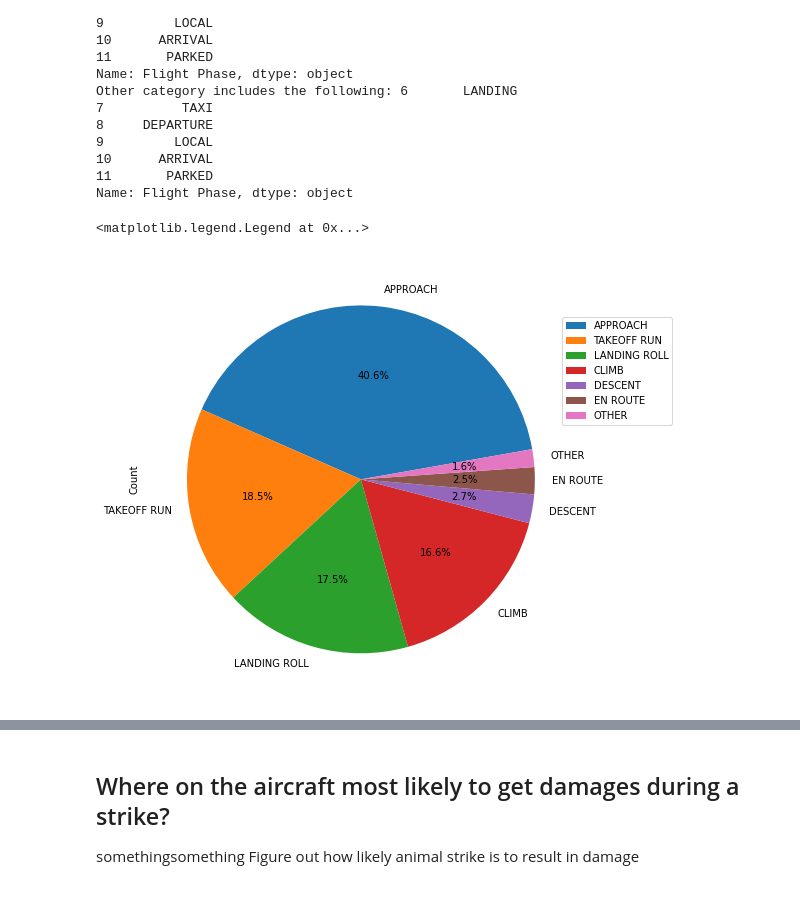
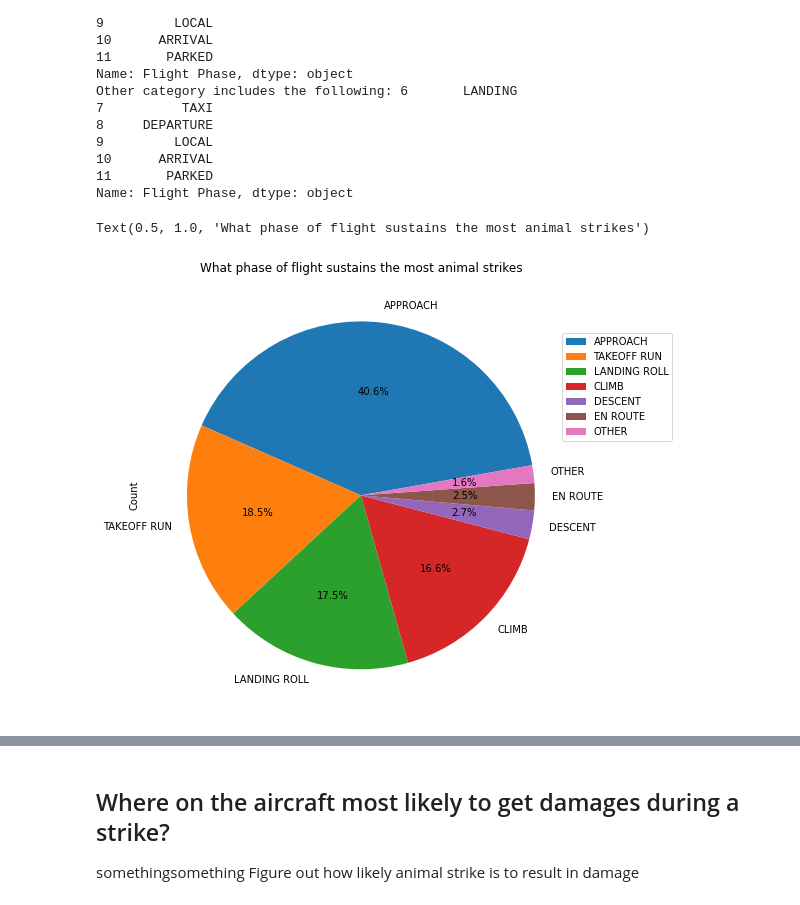
Before and after one commit to jagnoor/Aircraft-Wildlife-Strikes, a Jupyter notebook: planeVsBird_2.ipynb, the cells around one changed output, grey strips where cells are left out. Cells and saved outputs as stored; diff of their text form; code cells hidden in the pictures.

```diff
--- a/planeVsBird_2.ipynb
+++ b/planeVsBird_2.ipynb
@@ -209,15 +209,15 @@ Name: Flight Phase, dtype: object
 # %%
 #plot data
 pieLabels = flightphase["Flight Phase"][0:7]
 #todo get the "count" out of there.
 pies = flightphase[0:7].plot.pie(y="Count",figsize=[10, 8],labels=pieLabels,autopct='%1.1f%%',startangle=10)
 pies.set_aspect('equal')
 pies.legend(loc='center left', bbox_to_anchor=(.95, .75)) #move legend off the pie
-
+plt.title("What phase of flight sustains the most animal strikes")
 #todo maybe compare this against injuries/fatalities?
 # %% [output]
-<matplotlib.legend.Legend at 0x...>
+Text(0.5, 1.0, 'What phase of flight sustains the most animal strikes')
-[figure, old version]
+[figure, new version]
 # %%
 #plotting by animal kingdom not so iteresting since it's only 3% other
 #subset_wkingdom_df.loc[subset_wkingdom_df["Flight Phase"].isin(["APPROACH","TAKEOFF RUN","LANDING ROLL","CLIMB"])].groupby(['Flight Phase', 'Animal_Kingdom']).size().unstack().plot(kind='bar', stacked=True, figsize=(15, 5))
```
Also changed, not shown: parts of 5 cells of this notebook.
